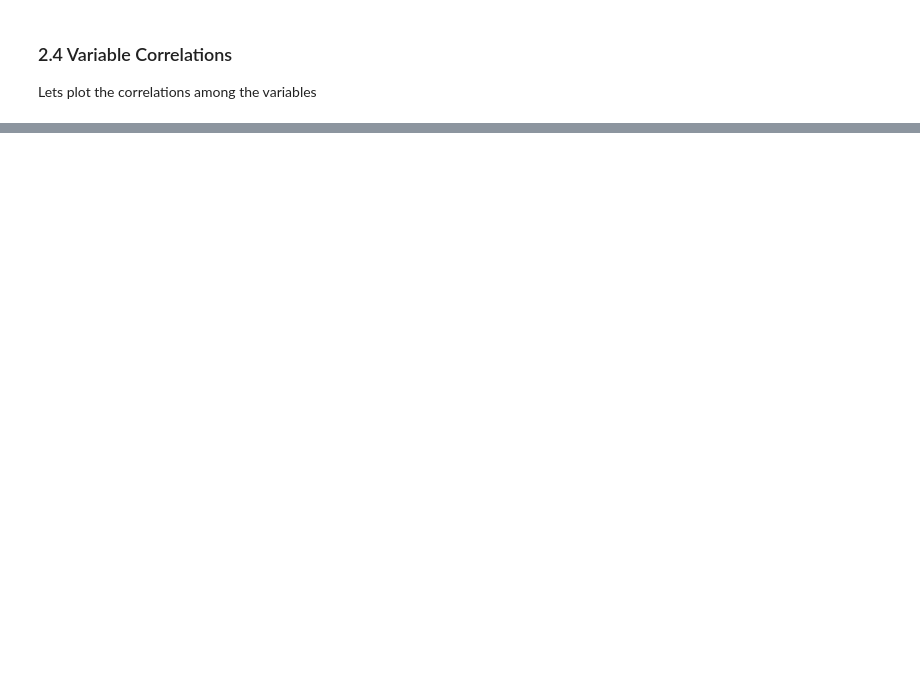
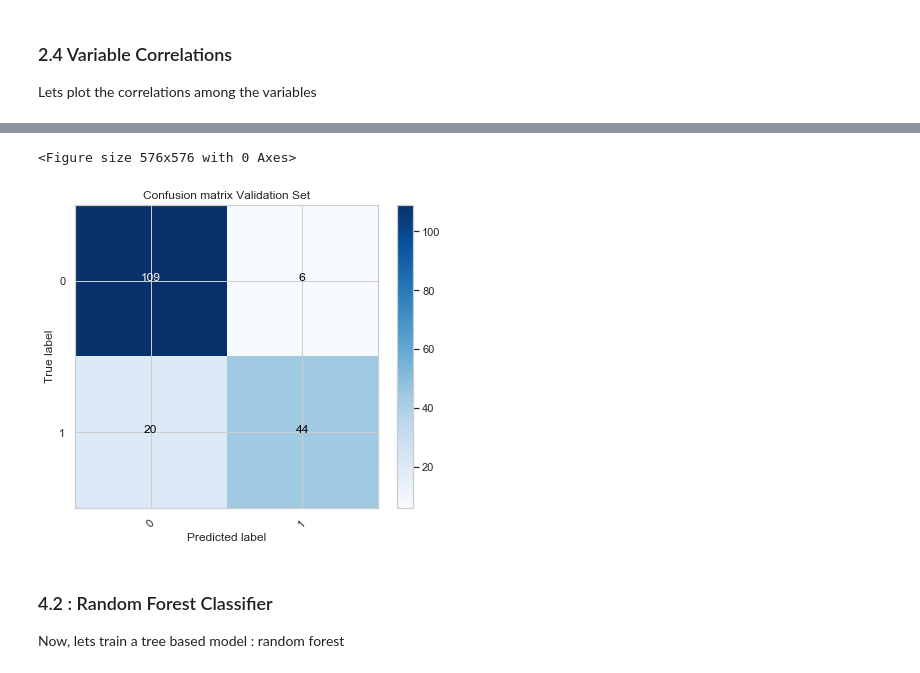
Before and after one commit to shivam5992/aster, a Jupyter notebook: new.ipynb, the cells around one changed output, grey strips where cells are left out. Drawn from its saved outputs; the diff is of its cells as text; code cells hidden in the pictures; blank space fills up the shorter version.

```diff
--- a/new.ipynb
+++ b/new.ipynb
@@ -120,0 +235,36 @@ sns.heatmap(corr, mask=mask, cmap=cmap, vmax=.3, center=0,
+# %%
+def plot_confusion_matrix(cm, classes, normalize=False, title='Confusion matrix', cmap=plt.cm.Blues):
+    if normalize:
+        cm = cm.astype('float') / cm.sum(axis=1)[:, np.newaxis]
+
+    plt.figure(figsize=(6,5))
+    plt.imshow(cm, interpolation='nearest', cmap=cmap)
+    plt.title(title)
+    plt.colorbar()
+    tick_marks = np.arange(len(classes))
+    plt.xticks(tick_marks, classes, rotation=45)
+    plt.yticks(tick_marks, classes)
+
+    fmt = '.2f' if normalize else 'd'
+    thresh = cm.max() / 2.
+    for i, j in itertools.product(range(cm.shape[0]), range(cm.shape[1])):
+        plt.text(j, i, format(cm[i, j], fmt), horizontalalignment="center",
+                 color="white" if cm[i, j] > thresh else "black")
+
+    plt.tight_layout()
+    plt.ylabel('True label')
+    plt.xlabel('Predicted label')
+
+cnf_matrix = confusion_matrix(y_valid, valp)
+np.set_printoptions(precision=2)
+
+plt.figure(figsize=(8,8))
+plot_confusion_matrix(cnf_matrix, classes=distinct_Y, title='Confusion matrix Validation Set')
+plt.show()
+# %% [output]
+<Figure size 576x576 with 0 Axes>
+[figure, added]
+# %% [markdown]
+### 4.2 : Random Forest Classifier
+
+Now, lets train a tree based model : random forest
```
Also changed, not shown: parts of 28 cells of this notebook, 4 other files.
